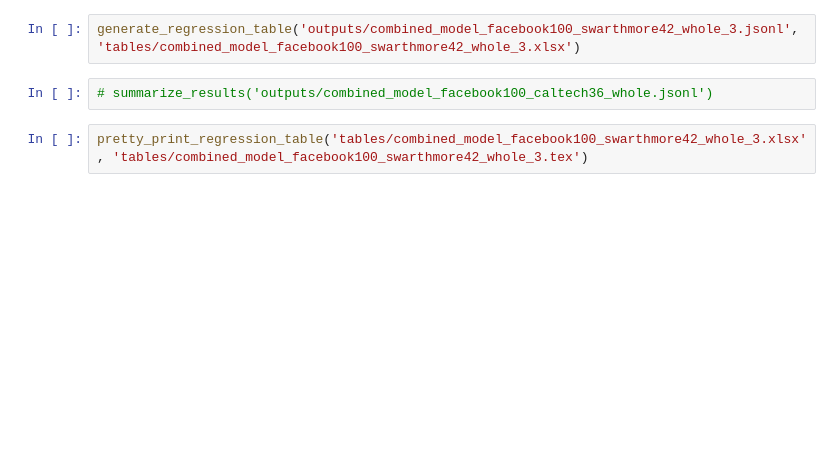
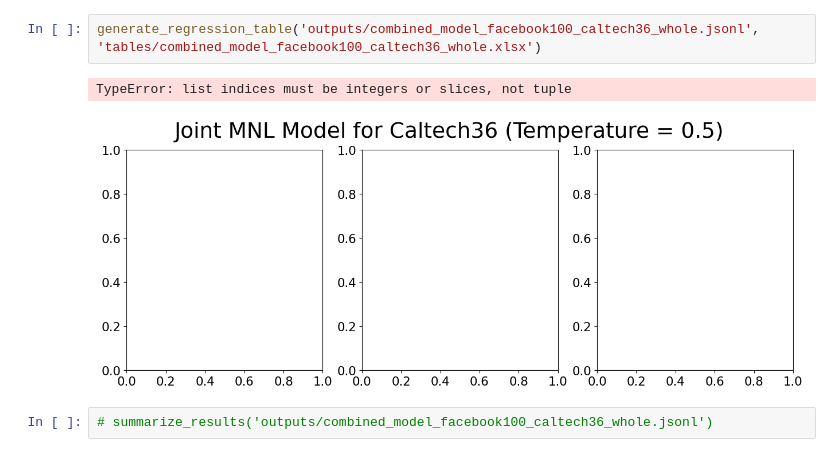
Before and after one commit to papachristoumarios/llm-network-formation, a Jupyter notebook: combined_model.ipynb, the cells around one changed output. Saved outputs shown, nothing was run; the diff lists cells and outputs as text; blank space fills up the shorter version.

Commit message:
Add datasets and combined model

```diff
--- a/combined_model.ipynb
+++ b/combined_model.ipynb
@@ -660,6 +648,7 @@ Node: 549, Links: [{'name': 562, 'reason': 'We share a high number of neighbors
 # %%
-generate_regression_table('outputs/combined_model_facebook100_swarthmore42_whole_3.jsonl', 'tables/combined_model_facebook100_swarthmore42_whole_3.xlsx')
+generate_regression_table('outputs/combined_model_facebook100_caltech36_whole.jsonl', 'tables/combined_model_facebook100_caltech36_whole.xlsx')
+# %% [output]
+TypeError: list indices must be integers or slices, not tuple
+[figure, added]
 # %%
 # summarize_results('outputs/combined_model_facebook100_caltech36_whole.jsonl')
-# %%
-pretty_print_regression_table('tables/combined_model_facebook100_swarthmore42_whole_3.xlsx', 'tables/combined_model_facebook100_swarthmore42_whole_3.tex')
```
Also changed, not shown: parts of 3 cells of this notebook.
